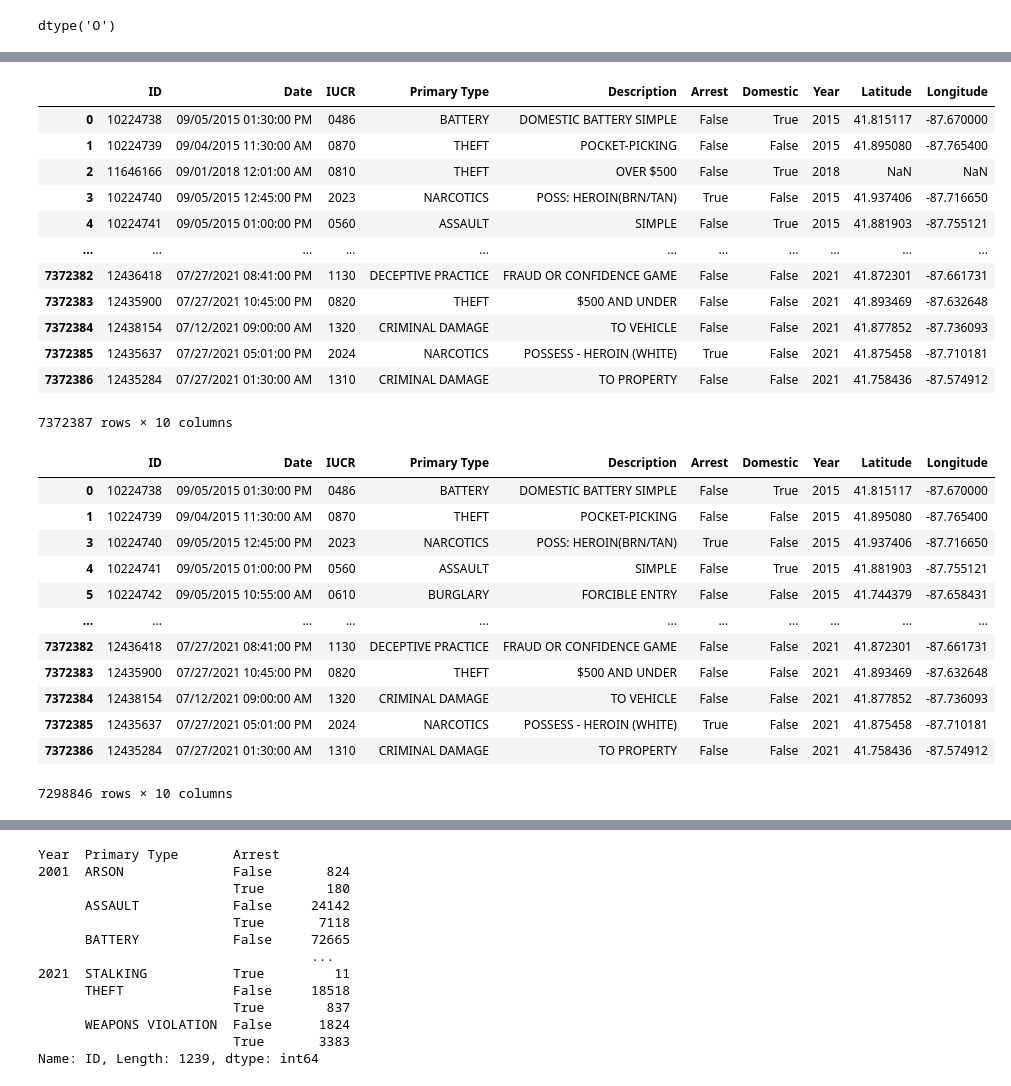
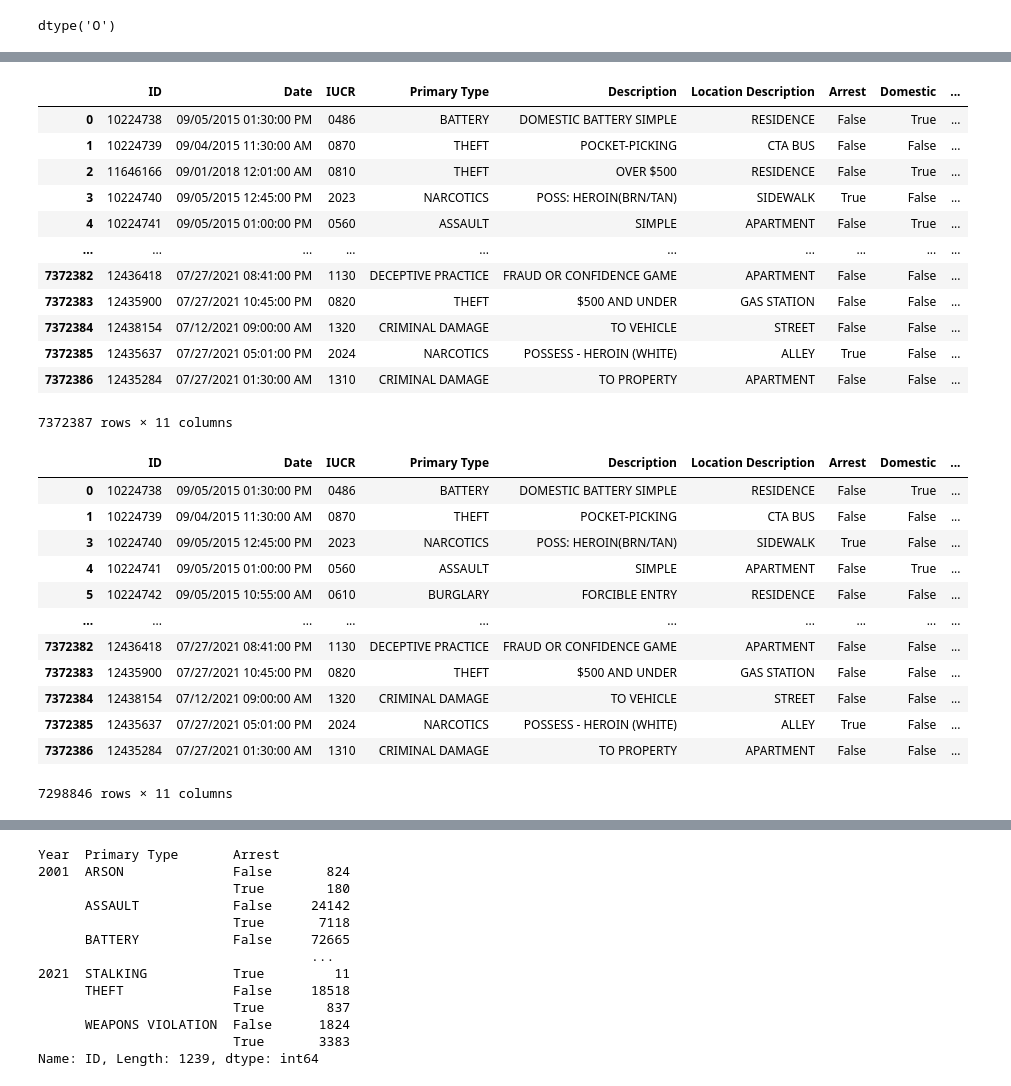
Before and after one commit to Karla-Flores/Chicago-Crime-Visualizing-Data, a Jupyter notebook: Proyect_03.ipynb, the cells around one changed output, grey strips where cells are left out. Saved outputs shown, nothing was run; the diff lists cells and outputs as text; code cells hidden in the pictures.

```diff
--- a/Proyect_03.ipynb
+++ b/Proyect_03.ipynb
@@ -136,37 +136,37 @@ Location                 object
 dtype: object
 # %%
 # Dropping table
-table = table.drop(columns=['Case Number', 'Location', 'Updated On', 'Block', 'Location Description', 'Community Area', 'Beat', 'District', 'Ward', 'FBI Code', 'X Coordinate', 'Y Coordinate' ])
+table = table.drop(columns=['Case Number', 'Location', 'Updated On', 'Block', 'Community Area', 'Beat', 'District', 'Ward', 'FBI Code', 'X Coordinate', 'Y Coordinate' ])
 table
 # %% [output]
-|  | ID | Date | IUCR | Primary Type | Description | Arrest | Domestic | Year | Latitude | Longitude |
-| 0 | 10224738 | 09/05/2015 01:30:00 PM | 0486 | BATTERY | DOMESTIC BATTERY SIMPLE | False | True | 2015 | 41.815117 | -87.670000 |
-| 1 | 10224739 | 09/04/2015 11:30:00 AM | 0870 | THEFT | POCKET-PICKING | False | False | 2015 | 41.895080 | -87.765400 |
-| 2 | 11646166 | 09/01/2018 12:01:00 AM | 0810 | THEFT | OVER $500 | False | True | 2018 | NaN | NaN |
-| 3 | 10224740 | 09/05/2015 12:45:00 PM | 2023 | NARCOTICS | POSS: HEROIN(BRN/TAN) | True | False | 2015 | 41.937406 | -87.716650 |
-| 4 | 10224741 | 09/05/2015 01:00:00 PM | 0560 | ASSAULT | SIMPLE | False | True | 2015 | 41.881903 | -87.755121 |
-| ... | ... | ... | ... | ... | ... | ... | ... | ... | ... | ... |
-| 7372382 | 12436418 | 07/27/2021 08:41:00 PM | 1130 | DECEPTIVE PRACTICE | FRAUD OR CONFIDENCE GAME | False | False | 2021 | 41.872301 | -87.661731 |
-| 7372383 | 12435900 | 07/27/2021 10:45:00 PM | 0820 | THEFT | $500 AND UNDER | False | False | 2021 | 41.893469 | -87.632648 |
-| 7372384 | 12438154 | 07/12/2021 09:00:00 AM | 1320 | CRIMINAL DAMAGE | TO VEHICLE | False | False | 2021 | 41.877852 | -87.736093 |
-| 7372385 | 12435637 | 07/27/2021 05:01:00 PM | 2024 | NARCOTICS | POSSESS - HEROIN (WHITE) | True | False | 2021 | 41.875458 | -87.710181 |
-| 7372386 | 12435284 | 07/27/2021 01:30:00 AM | 1310 | CRIMINAL DAMAGE | TO PROPERTY | False | False | 2021 | 41.758436 | -87.574912 |
+|  | ID | Date | IUCR | Primary Type | Description | Location Description | Arrest | Domestic | ... |
+| 0 | 10224738 | 09/05/2015 01:30:00 PM | 0486 | BATTERY | DOMESTIC BATTERY SIMPLE | RESIDENCE | False | True | ... |
+| 1 | 10224739 | 09/04/2015 11:30:00 AM | 0870 | THEFT | POCKET-PICKING | CTA BUS | False | False | ... |
+| 2 | 11646166 | 09/01/2018 12:01:00 AM | 0810 | THEFT | OVER $500 | RESIDENCE | False | True | ... |
+| 3 | 10224740 | 09/05/2015 12:45:00 PM | 2023 | NARCOTICS | POSS: HEROIN(BRN/TAN) | SIDEWALK | True | False | ... |
+| 4 | 10224741 | 09/05/2015 01:00:00 PM | 0560 | ASSAULT | SIMPLE | APARTMENT | False | True | ... |
+| ... | ... | ... | ... | ... | ... | ... | ... | ... | ... |
+| 7372382 | 12436418 | 07/27/2021 08:41:00 PM | 1130 | DECEPTIVE PRACTICE | FRAUD OR CONFIDENCE GAME | APARTMENT | False | False | ... |
+| 7372383 | 12435900 | 07/27/2021 10:45:00 PM | 0820 | THEFT | $500 AND UNDER | GAS STATION | False | False | ... |
+| 7372384 | 12438154 | 07/12/2021 09:00:00 AM | 1320 | CRIMINAL DAMAGE | TO VEHICLE | STREET | False | False | ... |
+| 7372385 | 12435637 | 07/27/2021 05:01:00 PM | 2024 | NARCOTICS | POSSESS - HEROIN (WHITE) | ALLEY | True | False | ... |
+| 7372386 | 12435284 | 07/27/2021 01:30:00 AM | 1310 | CRIMINAL DAMAGE | TO PROPERTY | APARTMENT | False | False | ... |
-7372387 rows × 10 columns
+7372387 rows × 11 columns
 # %%
 # Dropping NAN from latitude
 table = table[table['Latitude'].notna()]
 table
 # %% [output]
-|  | ID | Date | IUCR | Primary Type | Description | Arrest | Domestic | Year | Latitude | Longitude |
-| 0 | 10224738 | 09/05/2015 01:30:00 PM | 0486 | BATTERY | DOMESTIC BATTERY SIMPLE | False | True | 2015 | 41.815117 | -87.670000 |
-| 1 | 10224739 | 09/04/2015 11:30:00 AM | 0870 | THEFT | POCKET-PICKING | False | False | 2015 | 41.895080 | -87.765400 |
-| 3 | 10224740 | 09/05/2015 12:45:00 PM | 2023 | NARCOTICS | POSS: HEROIN(BRN/TAN) | True | False | 2015 | 41.937406 | -87.716650 |
-| 4 | 10224741 | 09/05/2015 01:00:00 PM | 0560 | ASSAULT | SIMPLE | False | True | 2015 | 41.881903 | -87.755121 |
-| 5 | 10224742 | 09/05/2015 10:55:00 AM | 0610 | BURGLARY | FORCIBLE ENTRY | False | False | 2015 | 41.744379 | -87.658431 |
-| ... | ... | ... | ... | ... | ... | ... | ... | ... | ... | ... |
-| 7372382 | 12436418 | 07/27/2021 08:41:00 PM | 1130 | DECEPTIVE PRACTICE | FRAUD OR CONFIDENCE GAME | False | False | 2021 | 41.872301 | -87.661731 |
-| 7372383 | 12435900 | 07/27/2021 10:45:00 PM | 0820 | THEFT | $500 AND UNDER | False | False | 2021 | 41.893469 | -87.632648 |
-| 7372384 | 12438154 | 07/12/2021 09:00:00 AM | 1320 | CRIMINAL DAMAGE | TO VEHICLE | False | False | 2021 | 41.877852 | -87.736093 |
-| 7372385 | 12435637 | 07/27/2021 05:01:00 PM | 2024 | NARCOTICS | POSSESS - HEROIN (WHITE) | True | False | 2021 | 41.875458 | -87.710181 |
-| 7372386 | 12435284 | 07/27/2021 01:30:00 AM | 1310 | CRIMINAL DAMAGE | TO PROPERTY | False | False | 2021 | 41.758436 | -87.574912 |
+|  | ID | Date | IUCR | Primary Type | Description | Location Description | Arrest | Domestic | ... |
+| 0 | 10224738 | 09/05/2015 01:30:00 PM | 0486 | BATTERY | DOMESTIC BATTERY SIMPLE | RESIDENCE | False | True | ... |
+| 1 | 10224739 | 09/04/2015 11:30:00 AM | 0870 | THEFT | POCKET-PICKING | CTA BUS | False | False | ... |
+| 3 | 10224740 | 09/05/2015 12:45:00 PM | 2023 | NARCOTICS | POSS: HEROIN(BRN/TAN) | SIDEWALK | True | False | ... |
+| 4 | 10224741 | 09/05/2015 01:00:00 PM | 0560 | ASSAULT | SIMPLE | APARTMENT | False | True | ... |
+| 5 | 10224742 | 09/05/2015 10:55:00 AM | 0610 | BURGLARY | FORCIBLE ENTRY | RESIDENCE | False | False | ... |
+| ... | ... | ... | ... | ... | ... | ... | ... | ... | ... |
+| 7372382 | 12436418 | 07/27/2021 08:41:00 PM | 1130 | DECEPTIVE PRACTICE | FRAUD OR CONFIDENCE GAME | APARTMENT | False | False | ... |
+| 7372383 | 12435900 | 07/27/2021 10:45:00 PM | 0820 | THEFT | $500 AND UNDER | GAS STATION | False | False | ... |
+| 7372384 | 12438154 | 07/12/2021 09:00:00 AM | 1320 | CRIMINAL DAMAGE | TO VEHICLE | STREET | False | False | ... |
+| 7372385 | 12435637 | 07/27/2021 05:01:00 PM | 2024 | NARCOTICS | POSSESS - HEROIN (WHITE) | ALLEY | True | False | ... |
+| 7372386 | 12435284 | 07/27/2021 01:30:00 AM | 1310 | CRIMINAL DAMAGE | TO PROPERTY | APARTMENT | False | False | ... |
-7298846 rows × 10 columns
+7298846 rows × 11 columns
```
Also changed, not shown: parts of 5 cells of this notebook, 1 other file.
